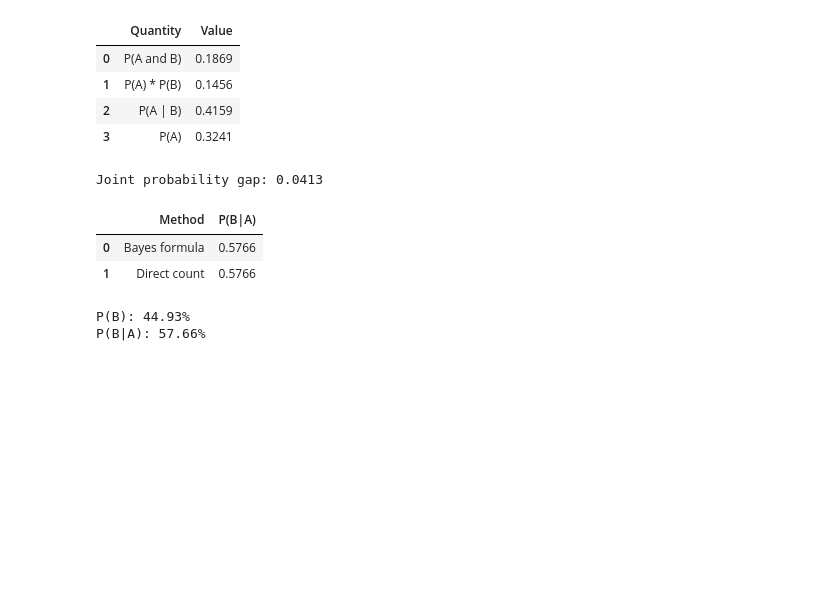
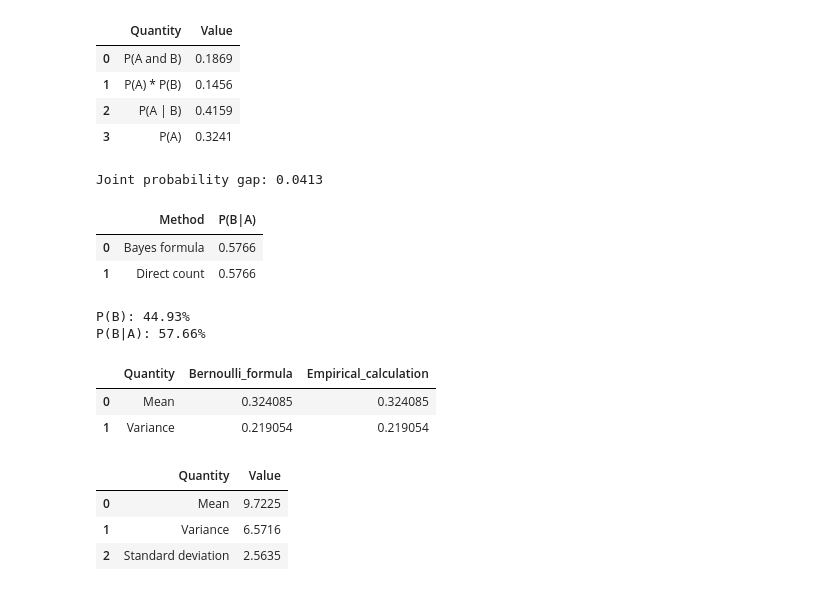
Before and after one commit to nazaninhasani/Amar, a Jupyter notebook: notebooks/phase2_analysis.ipynb, the cells around one changed output. Saved outputs shown, nothing was run; the diff lists cells and outputs as text; code cells hidden in the pictures; blank space fills up the shorter version.

```diff
--- a/notebooks/phase2_analysis.ipynb
+++ b/notebooks/phase2_analysis.ipynb
@@ -210,3 +210,59 @@ print(f"P(B|A): {100 * p_B_given_A_bayes:.2f}%")
 | 1 | Direct count | 0.5766 |
 P(B): 44.93%
 P(B|A): 57.66%
+# %%
+# پارامتر برنولی: احتمال وقوع رویداد A
+p = p_A
+
+# محاسبه با فرمول‌های برنولی
+bernoulli_mean = p
+bernoulli_variance = p * (1 - p)
+
+# محاسبه مستقیم از توزیع تجربی صفر و یک‌ها
+empirical_mean = df["I_A"].mean()
+empirical_variance = df["I_A"].var(ddof=0)
+
+bernoulli_table = pd.DataFrame({
+    "Quantity": ["Mean", "Variance"],
+    "Bernoulli_formula": [
+        bernoulli_mean,
+        bernoulli_variance
+    ],
+    "Empirical_calculation": [
+        empirical_mean,
+        empirical_variance
+    ]
+})
+
+display(bernoulli_table.round(6))
+# %% [output]
+|  | Quantity | Bernoulli_formula | Empirical_calculation |
+| 0 | Mean | 0.324085 | 0.324085 |
+| 1 | Variance | 0.219054 | 0.219054 |
+# %%
+# تعداد افراد هر گروه
+group_size = 30
+
+# احتمال موفقیت؛ موفقیت اینجا فقط یعنی رخ‌دادن رویداد A
+p = p_A
+
+# امید و واریانس مدل دوجمله‌ای
+binomial_mean = group_size * p
+binomial_variance = group_size * p * (1 - p)
+binomial_std = binomial_variance ** 0.5
+
+binomial_table = pd.DataFrame({
+    "Quantity": ["Mean", "Variance", "Standard deviation"],
+    "Value": [
+        binomial_mean,
+        binomial_variance,
+        binomial_std
+    ]
+})
+
+display(binomial_table.round(4))
+# %% [output]
+|  | Quantity | Value |
+| 0 | Mean | 9.7225 |
+| 1 | Variance | 6.5716 |
+| 2 | Standard deviation | 2.5635 |
```
Also changed, not shown: parts of 3 cells of this notebook, 1 other file.
